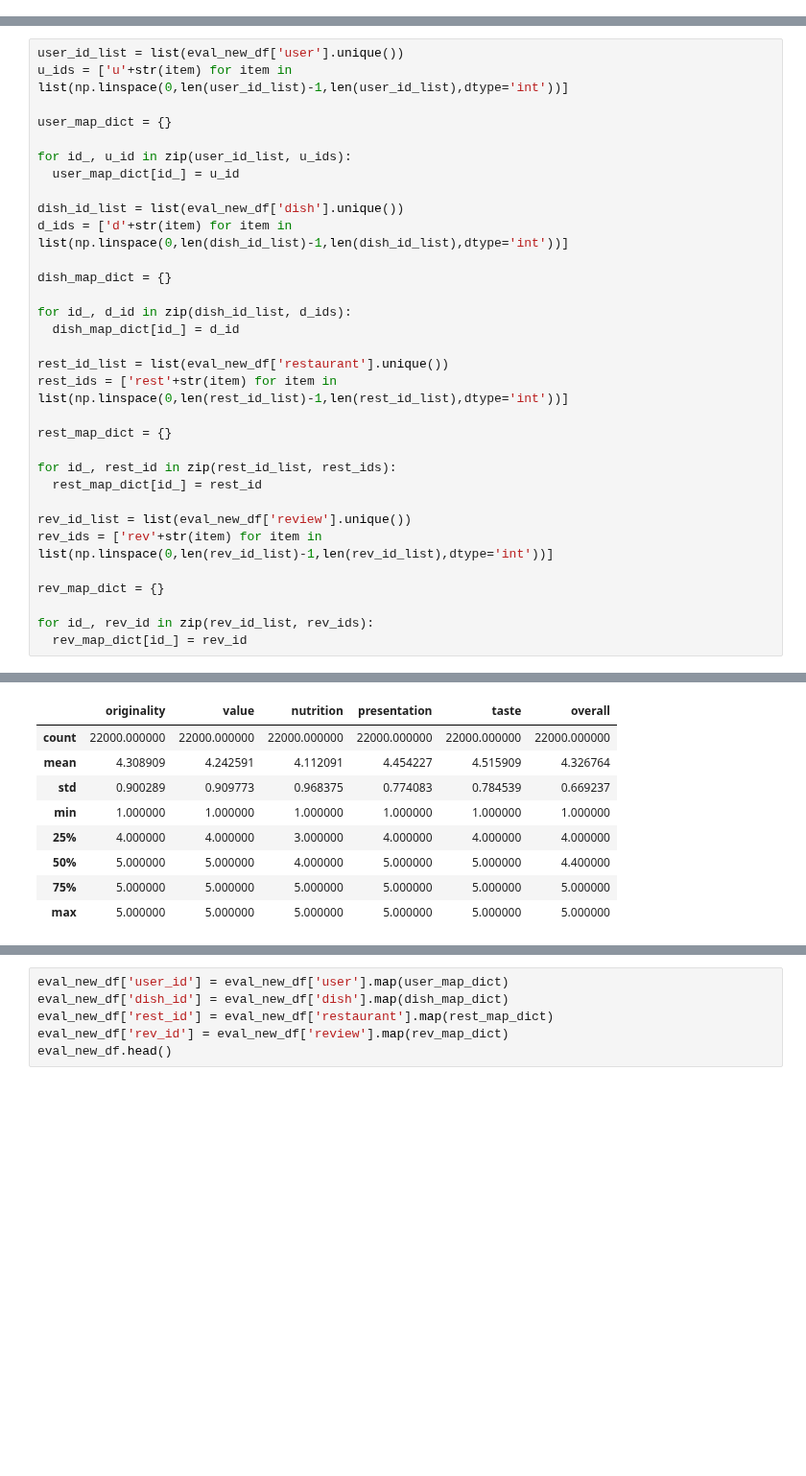
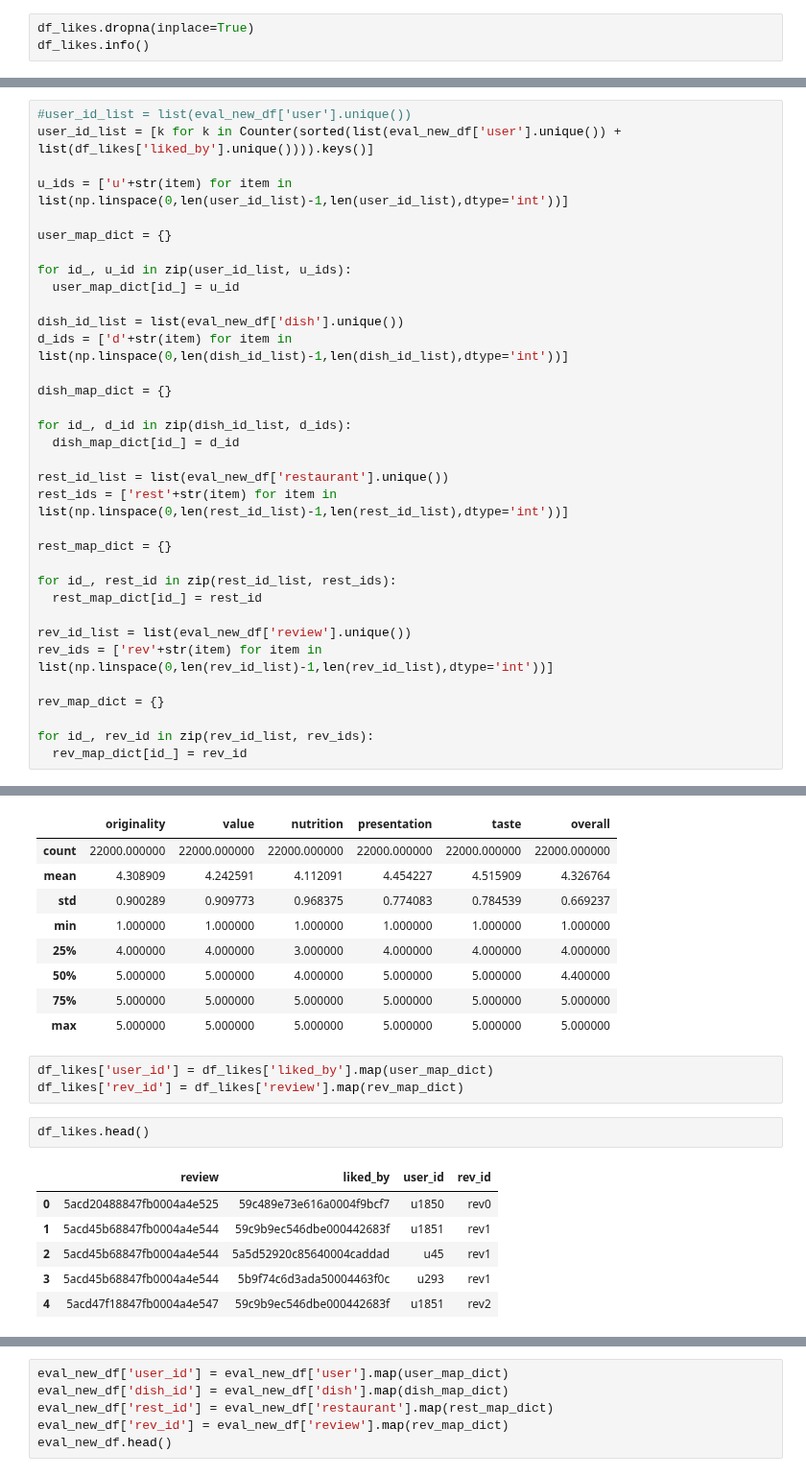
Before and after one commit to ravi-gopalan/DAND_Data_Wrangling, a Jupyter notebook: post_training_processing.ipynb, the cells around one changed output, grey strips where cells are left out. Shown at 96% size. Cells and saved outputs as stored; diff of their text form; blank space fills up the shorter version.

```diff
--- a/post_training_processing.ipynb
+++ b/post_training_processing.ipynb
@@ -579,3 +642,6 @@ review      85296 non-null object
 liked_by    85296 non-null object
 dtypes: object(2)
 memory usage: 1.3+ MB
+# %%
+df_likes.dropna(inplace=True)
+df_likes.info()
@@ -584,5 +673,7 @@ df_likes.to_csv('review_likes.csv',index=False)
 # %%
-user_id_list = list(eval_new_df['user'].unique())
+#user_id_list = list(eval_new_df['user'].unique())
+user_id_list = [k for k in Counter(sorted(list(eval_new_df['user'].unique()) + list(df_likes['liked_by'].unique()))).keys()]
+
 u_ids = ['u'+str(item) for item in list(np.linspace(0,len(user_id_list)-1,len(user_id_list),dtype='int'))]
 
 user_map_dict = {}
@@ -625,3 +716,15 @@ eval_new_df.describe()
 | 50% | 5.000000 | 5.000000 | 4.000000 | 5.000000 | 5.000000 | 4.400000 |
 | 75% | 5.000000 | 5.000000 | 5.000000 | 5.000000 | 5.000000 | 5.000000 |
 | max | 5.000000 | 5.000000 | 5.000000 | 5.000000 | 5.000000 | 5.000000 |
+# %%
+df_likes['user_id'] = df_likes['liked_by'].map(user_map_dict)
+df_likes['rev_id'] = df_likes['review'].map(rev_map_dict)
+# %%
+df_likes.head()
+# %% [output]
+|  | review | liked_by | user_id | rev_id |
+| 0 | 5acd20488847fb0004a4e525 | 59c489e73e616a0004f9bcf7 | u1850 | rev0 |
+| 1 | 5acd45b68847fb0004a4e544 | 59c9b9ec546dbe000442683f | u1851 | rev1 |
+| 2 | 5acd45b68847fb0004a4e544 | 5a5d52920c85640004caddad | u45 | rev1 |
+| 3 | 5acd45b68847fb0004a4e544 | 5b9f74c6d3ada50004463f0c | u293 | rev1 |
+| 4 | 5acd47f18847fb0004a4e547 | 59c9b9ec546dbe000442683f | u1851 | rev2 |
```
Also changed, not shown: parts of 28 cells of this notebook.
